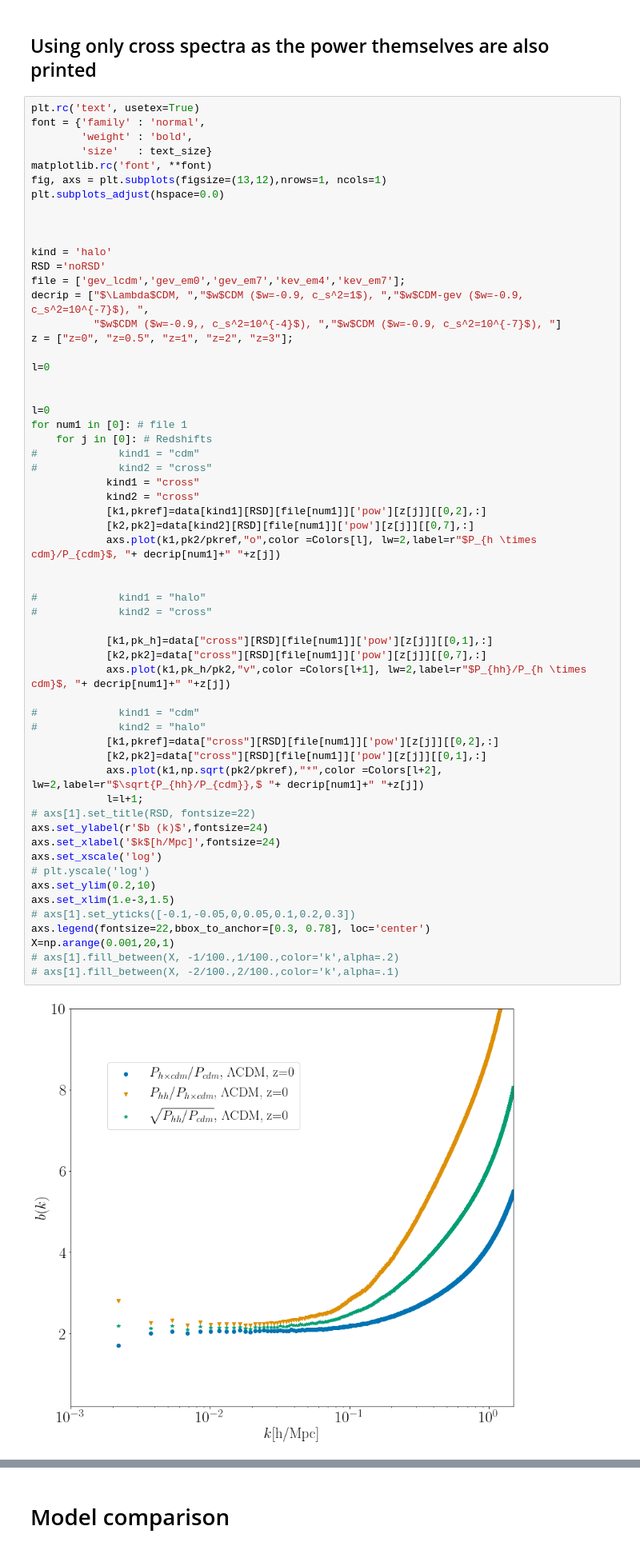
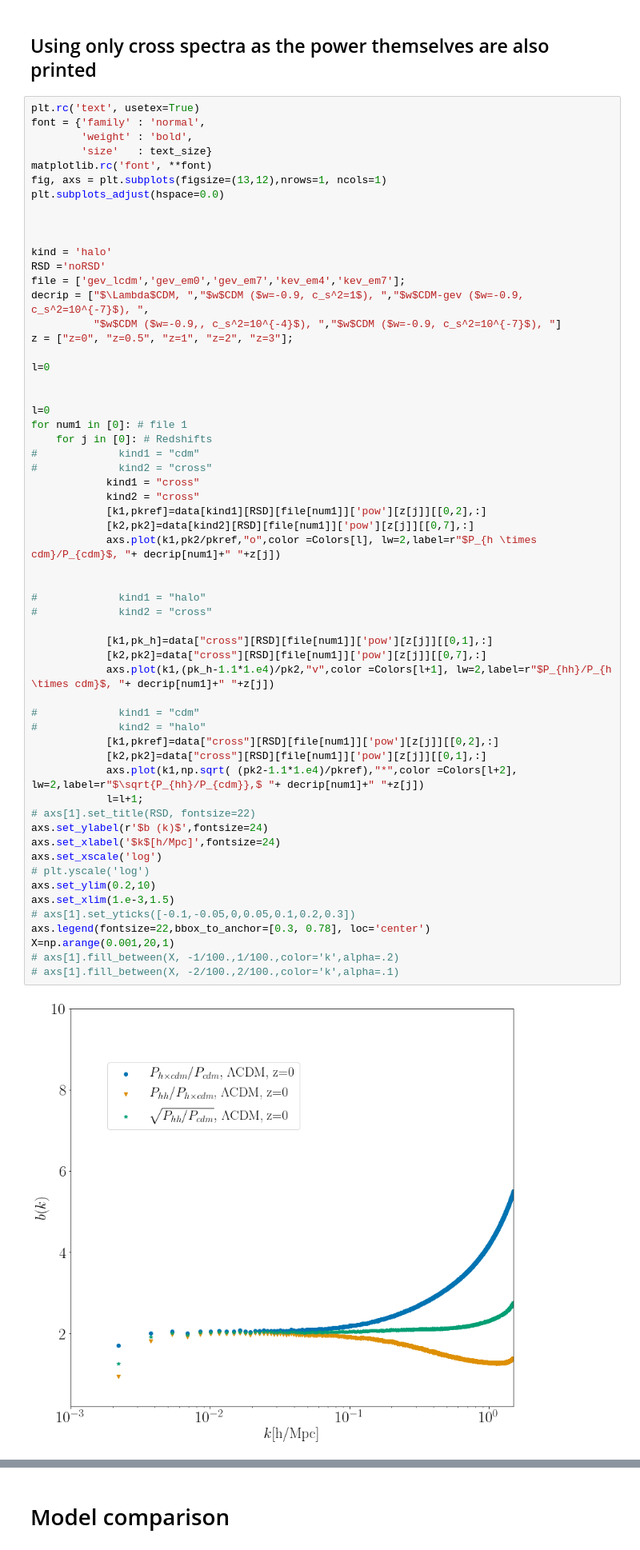
Before and after one commit to FarbodHassani/Doppler_RSD_N-body, a Jupyter notebook: Analysis-notebooks/Halo_bias.ipynb, the cells around one changed output, grey strips where cells are left out. Shown at 80% size. Saved outputs shown, nothing was run; the diff lists cells and outputs as text.

```diff
--- a/Analysis-notebooks/Halo_bias.ipynb
+++ b/Analysis-notebooks/Halo_bias.ipynb
@@ -448,33 +448,33 @@ for num1 in [0]: # file 1
             kind2 = "cross"
             [k1,pkref]=data[kind1][RSD][file[num1]]['pow'][z[j]][[0,2],:]
             [k2,pk2]=data[kind2][RSD][file[num1]]['pow'][z[j]][[0,7],:]
             axs.plot(k1,pk2/pkref,"o",color =Colors[l], lw=2,label=r"$P_{h \times cdm}/P_{cdm}$, "+ decrip[num1]+" "+z[j])
 
 
 #             kind1 = "halo"
 #             kind2 = "cross"
 
             [k1,pk_h]=data["cross"][RSD][file[num1]]['pow'][z[j]][[0,1],:]
             [k2,pk2]=data["cross"][RSD][file[num1]]['pow'][z[j]][[0,7],:]
-            axs.plot(k1,pk_h/pk2,"v",color =Colors[l+1], lw=2,label=r"$P_{hh}/P_{h \times cdm}$, "+ decrip[num1]+" "+z[j])
+            axs.plot(k1,(pk_h-1.1*1.e4)/pk2,"v",color =Colors[l+1], lw=2,label=r"$P_{hh}/P_{h \times cdm}$, "+ decrip[num1]+" "+z[j])
 
 #             kind1 = "cdm"
 #             kind2 = "halo"
             [k1,pkref]=data["cross"][RSD][file[num1]]['pow'][z[j]][[0,2],:]
             [k2,pk2]=data["cross"][RSD][file[num1]]['pow'][z[j]][[0,1],:]
-            axs.plot(k1,np.sqrt(pk2/pkref),"*",color =Colors[l+2], lw=2,label=r"$\sqrt{P_{hh}/P_{cdm}},$ "+ decrip[num1]+" "+z[j])
+            axs.plot(k1,np.sqrt( (pk2-1.1*1.e4)/pkref),"*",color =Colors[l+2], lw=2,label=r"$\sqrt{P_{hh}/P_{cdm}},$ "+ decrip[num1]+" "+z[j])
             l=l+1;
 # axs[1].set_title(RSD, fontsize=22)
 axs.set_ylabel(r'$b (k)$',fontsize=24)
 axs.set_xlabel('$k$[h/Mpc]',fontsize=24)
 axs.set_xscale('log')
 # plt.yscale('log')
 axs.set_ylim(0.2,10)
 axs.set_xlim(1.e-3,1.5)
 # axs[1].set_yticks([-0.1,-0.05,0,0.05,0.1,0.2,0.3])
 axs.legend(fontsize=22,bbox_to_anchor=[0.3, 0.78], loc='center')
 X=np.arange(0.001,20,1)
 # axs[1].fill_between(X, -1/100.,1/100.,color='k',alpha=.2)
 # axs[1].fill_between(X, -2/100.,2/100.,color='k',alpha=.1)
 # %% [output]
-[figure, old version]
+[figure, new version]
```
Also changed, not shown: parts of 1 cell of this notebook, 1 other file.
